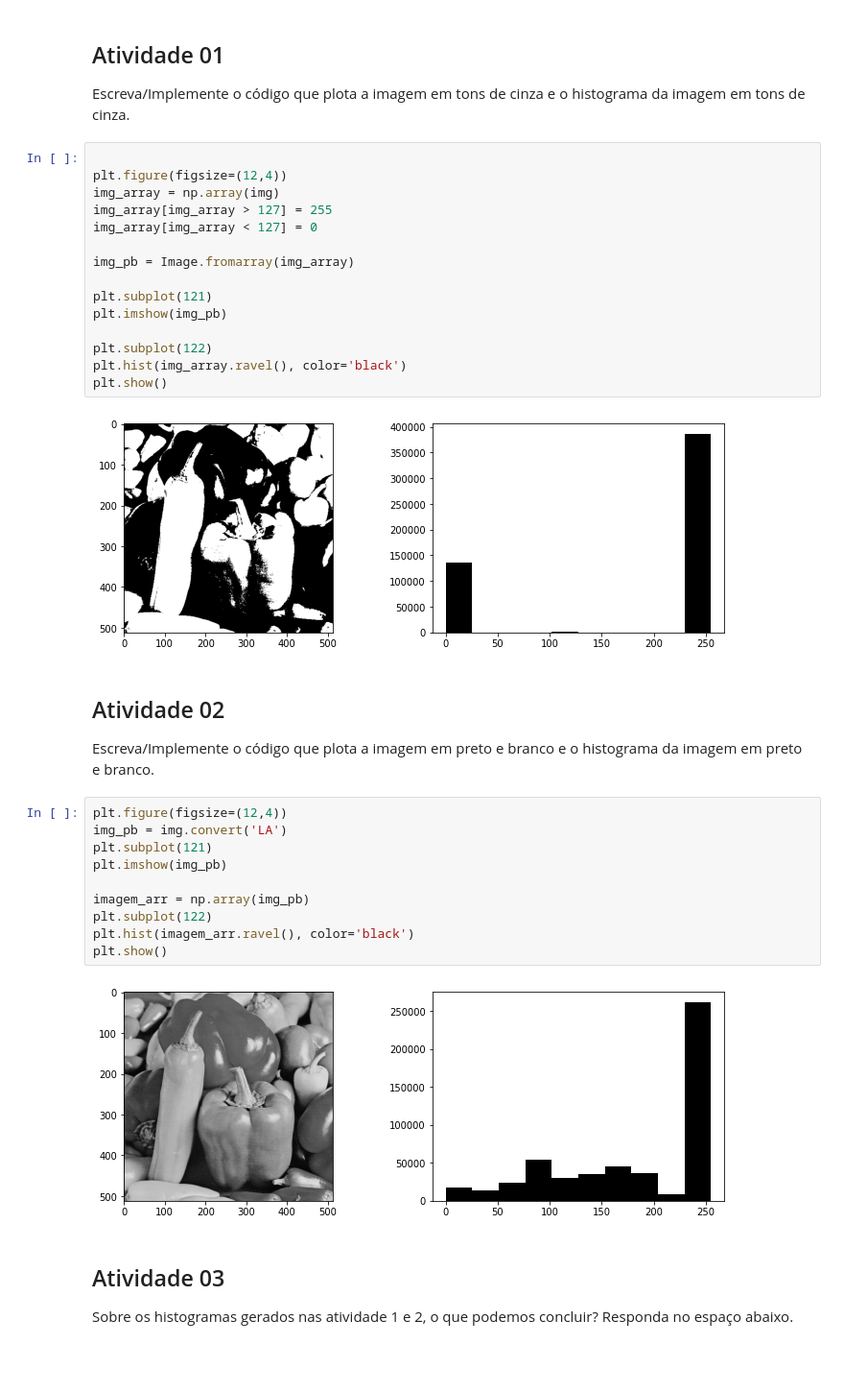
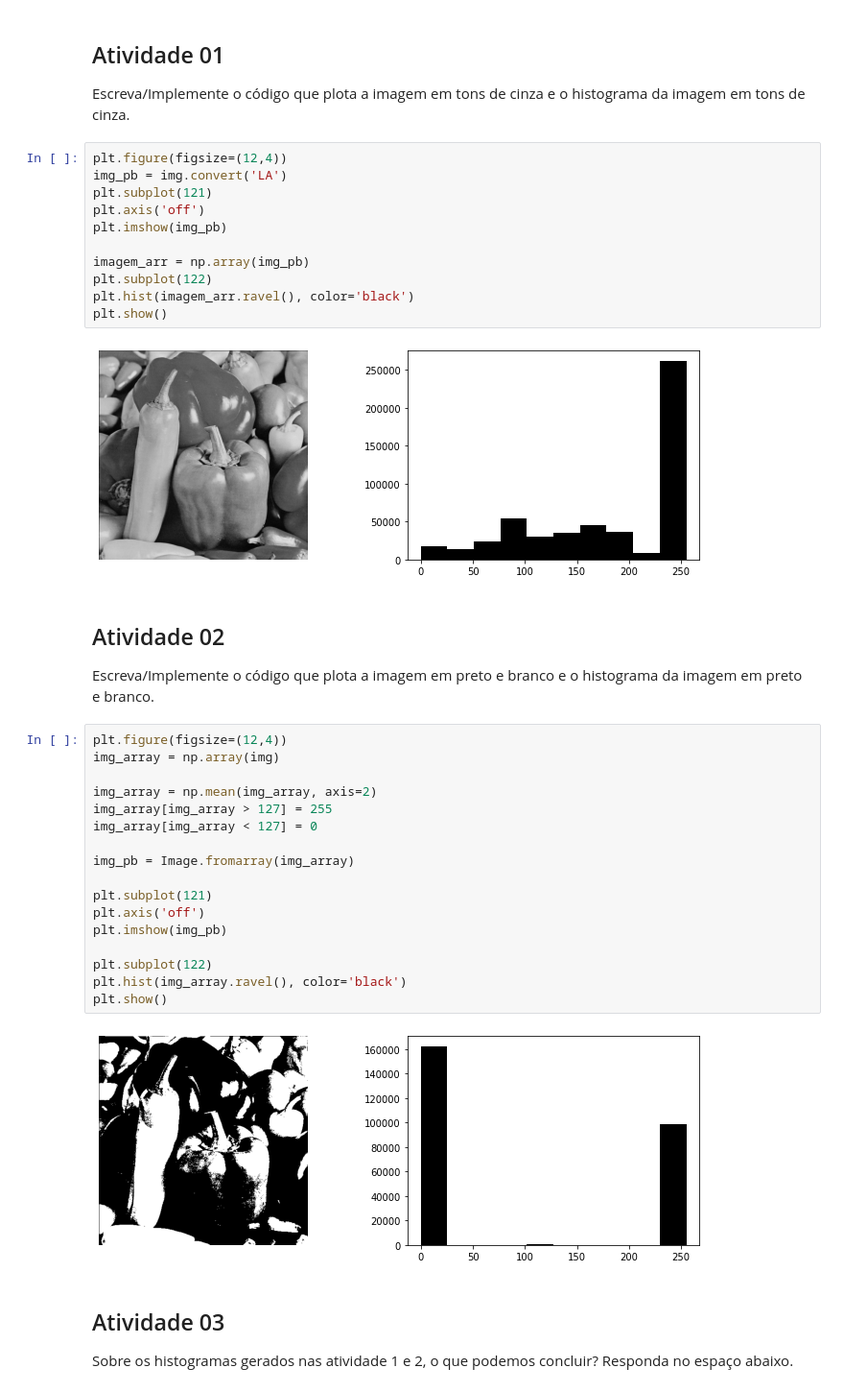
Before and after one commit to matheusfcorreia/labs, a Jupyter notebook: Copy_of_AtividadeAvaliativa1oBimestre.ipynb, the cells around one changed output. Shown: that part at 96% size. Drawn from its saved outputs; the diff is of its cells as text; blank space fills up the shorter version.

```diff
--- a/Copy_of_AtividadeAvaliativa1oBimestre.ipynb
+++ b/Copy_of_AtividadeAvaliativa1oBimestre.ipynb
@@ -35,38 +35,41 @@ A imagem carregada é uma imagem "clássica" no estudo de processamento de image
 
 Escreva/Implemente o código que plota a imagem em tons de cinza e o histograma da imagem em tons de cinza.
 # %%
-
 plt.figure(figsize=(12,4))
-img_array = np.array(img)
-img_array[img_array > 127] = 255
-img_array[img_array < 127] = 0
-
-img_pb = Image.fromarray(img_array)
-
+img_pb = img.convert('LA')
 plt.subplot(121)
+plt.axis('off')
 plt.imshow(img_pb)
 
+imagem_arr = np.array(img_pb)
 plt.subplot(122)
-plt.hist(img_array.ravel(), color='black')
+plt.hist(imagem_arr.ravel(), color='black')
 plt.show()
 # %% [output]
-[figure, old version]
+[figure, new version]
 # %% [markdown]
 ## Atividade 02
 
 Escreva/Implemente o código que plota a imagem em preto e branco e o histograma da imagem em preto e branco.
 # %%
 plt.figure(figsize=(12,4))
-img_pb = img.convert('LA')
+img_array = np.array(img)
+
+img_array = np.mean(img_array, axis=2)
+img_array[img_array > 127] = 255
+img_array[img_array < 127] = 0
+
+img_pb = Image.fromarray(img_array)
+
 plt.subplot(121)
+plt.axis('off')
 plt.imshow(img_pb)
 
-imagem_arr = np.array(img_pb)
 plt.subplot(122)
-plt.hist(imagem_arr.ravel(), color='black')
+plt.hist(img_array.ravel(), color='black')
 plt.show()
 # %% [output]
-[figure, old version]
+[figure, new version]
 # %% [markdown]
 ## Atividade 03
 
```
Also changed, not shown: parts of 2 cells of this notebook.
